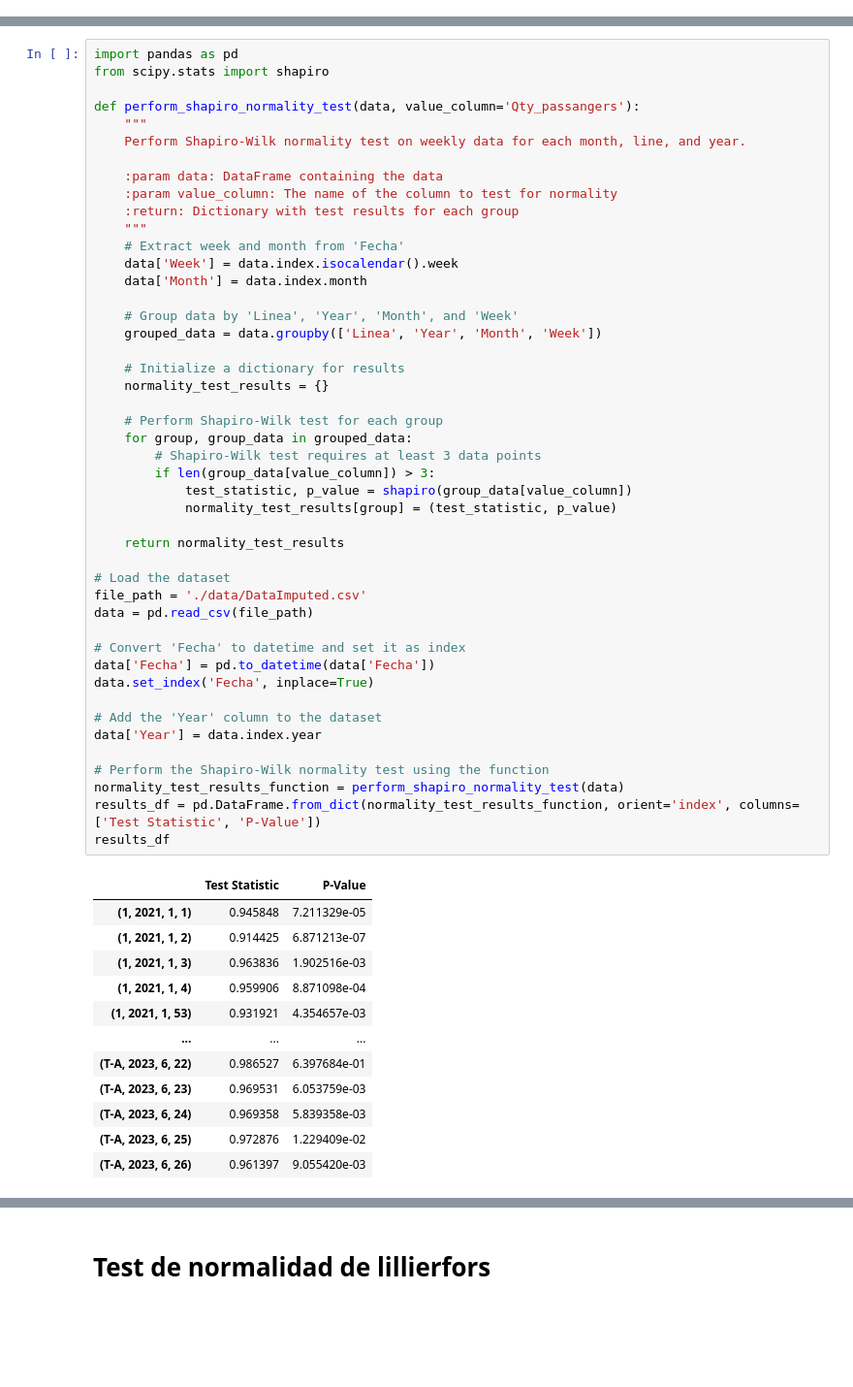
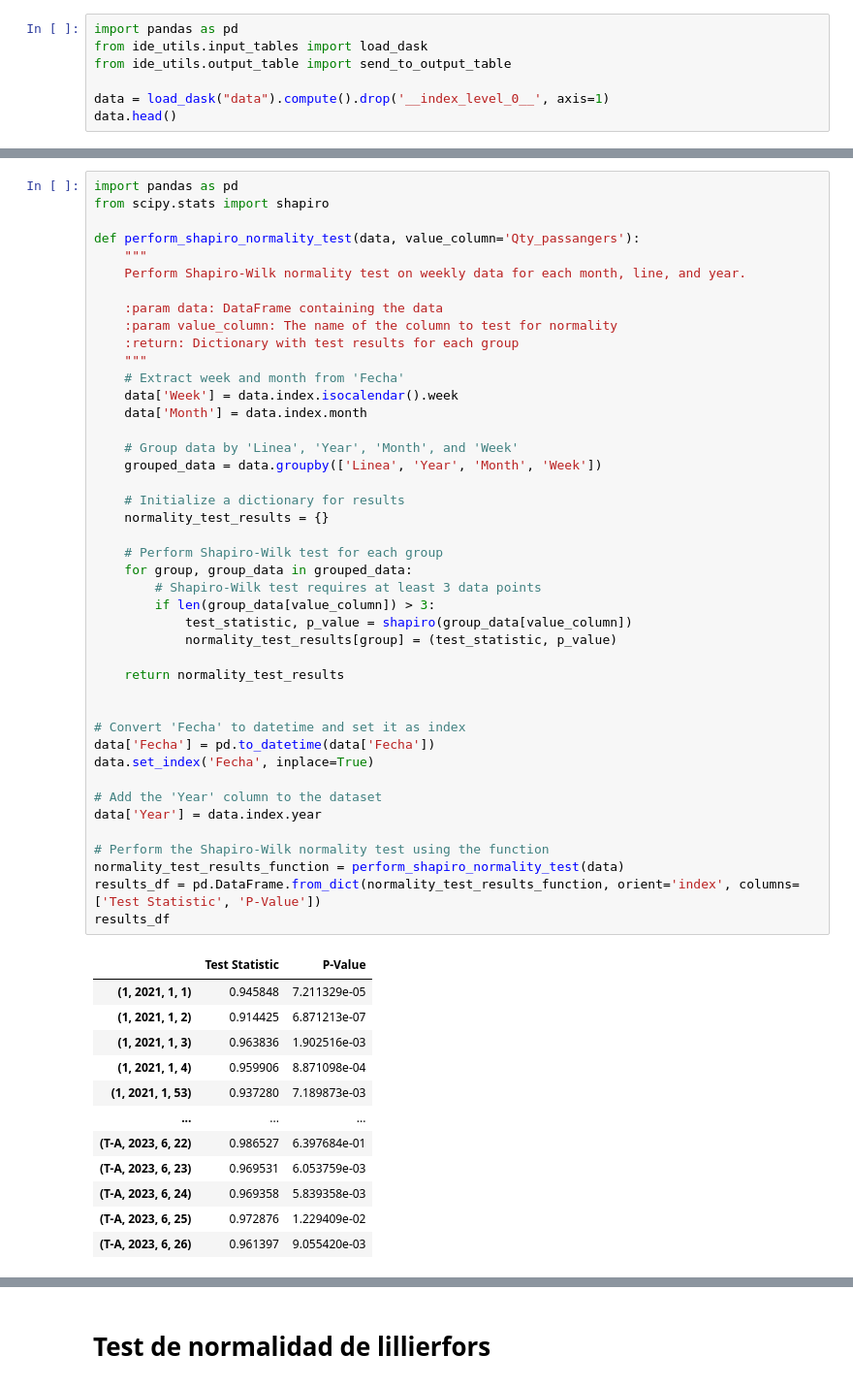
Before and after one commit to DanielLoaizal/metro_project_eafit, a Jupyter notebook: AnalisisExploratorio/Analisis_Normalidad.ipynb, the cells around one changed output, grey strips where cells are left out. Shown at 97% size. Cells and saved outputs as stored; diff of their text form; blank space fills up the shorter version.

```diff
--- a/AnalisisExploratorio/Analisis_Normalidad.ipynb
+++ b/AnalisisExploratorio/Analisis_Normalidad.ipynb
@@ -0,0 +1,7 @@
+# %%
+import pandas as pd
+from ide_utils.input_tables import load_dask
+from ide_utils.output_table import send_to_output_table
+
+data = load_dask("data").compute().drop('__index_level_0__', axis=1)
+data.head()
@@ -22,37 +36,34 @@ def perform_shapiro_normality_test(data, value_column='Qty_passangers'):
     # Initialize a dictionary for results
     normality_test_results = {}
 
     # Perform Shapiro-Wilk test for each group
     for group, group_data in grouped_data:
         # Shapiro-Wilk test requires at least 3 data points
         if len(group_data[value_column]) > 3:
             test_statistic, p_value = shapiro(group_data[value_column])
             normality_test_results[group] = (test_statistic, p_value)
 
     return normality_test_results
 
-# Load the dataset
-file_path = './data/DataImputed.csv'
-data = pd.read_csv(file_path)
 
 # Convert 'Fecha' to datetime and set it as index
 data['Fecha'] = pd.to_datetime(data['Fecha'])
 data.set_index('Fecha', inplace=True)
 
 # Add the 'Year' column to the dataset
 data['Year'] = data.index.year
 
 # Perform the Shapiro-Wilk normality test using the function
 normality_test_results_function = perform_shapiro_normality_test(data)
 results_df = pd.DataFrame.from_dict(normality_test_results_function, orient='index', columns=['Test Statistic', 'P-Value'])
 results_df
 # %% [output]
 |  | Test Statistic | P-Value |
 | (1, 2021, 1, 1) | 0.945848 | 7.211329e-05 |
 | (1, 2021, 1, 2) | 0.914425 | 6.871213e-07 |
 | (1, 2021, 1, 3) | 0.963836 | 1.902516e-03 |
 | (1, 2021, 1, 4) | 0.959906 | 8.871098e-04 |
-| (1, 2021, 1, 53) | 0.931921 | 4.354657e-03 |
+| (1, 2021, 1, 53) | 0.937280 | 7.189873e-03 |
 | ... | ... | ... |
 | (T-A, 2023, 6, 22) | 0.986527 | 6.397684e-01 |
 | (T-A, 2023, 6, 23) | 0.969531 | 6.053759e-03 |
```
Also changed, not shown: parts of 4 cells of this notebook, 17 other files.
